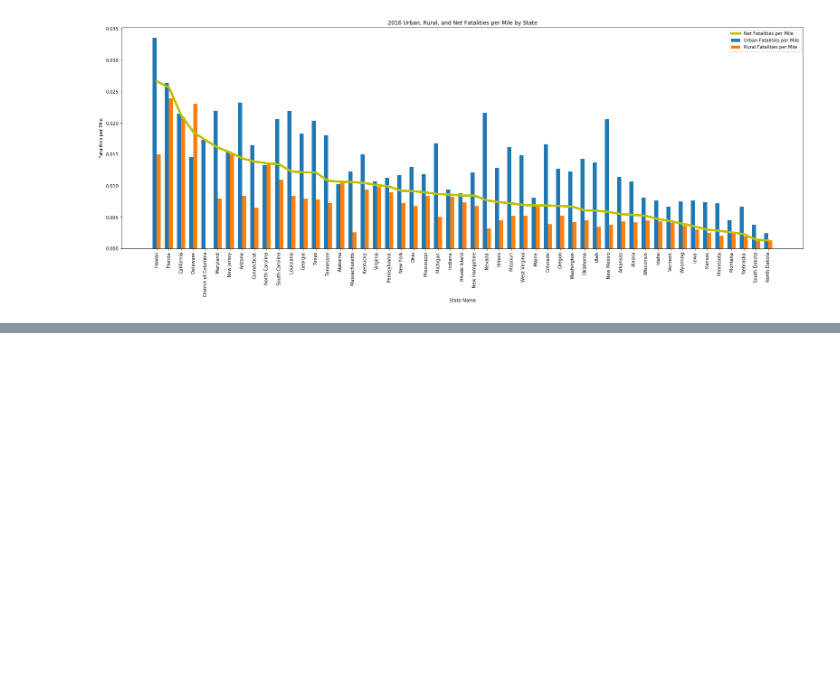
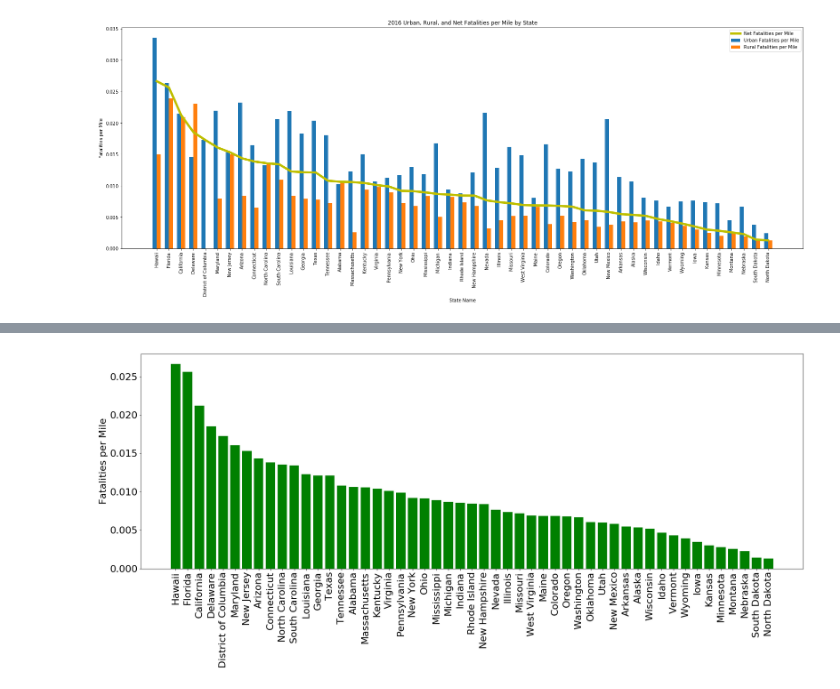
Before and after one commit to yzwu1209/Traffic-Fatalities-Analysis, a Jupyter notebook: Accident Locations.ipynb, the cells around one changed output, grey strips where cells are left out. Drawn from its saved outputs; the diff is of its cells as text; code cells hidden in the pictures; blank space fills up the shorter version.

```diff
--- a/Accident Locations.ipynb
+++ b/Accident Locations.ipynb
@@ -274,0 +261,18 @@ pass
+# %%
+plt.rcParams.update({'font.size': 22})
+fig, ax = plt.subplots(1,1)
+index_labels = state_fatalities_sum.index
+index = range(len(index_labels))
+width = np.min(np.diff(index)) / 3
+net_fatpermile = ax.bar(index,\
+                         state_fatalities_sum.net_fatalities_per_mile,\
+                         color='g',\
+                         linewidth=5.0,\
+                         label="Net Fatalities per Mile")
+ax.xaxis.set_ticks(index)
+ax.axes.set_xticklabels(index_labels, rotation=90)
+ax.set_ylabel("Fatalities per Mile")
+fig.savefig("net_fatalities_by_state.png", bbox_inches='tight')
+pass
+# %% [output]
+[figure, added]
```
Also changed, not shown: parts of 6 cells of this notebook, 1 other file.
